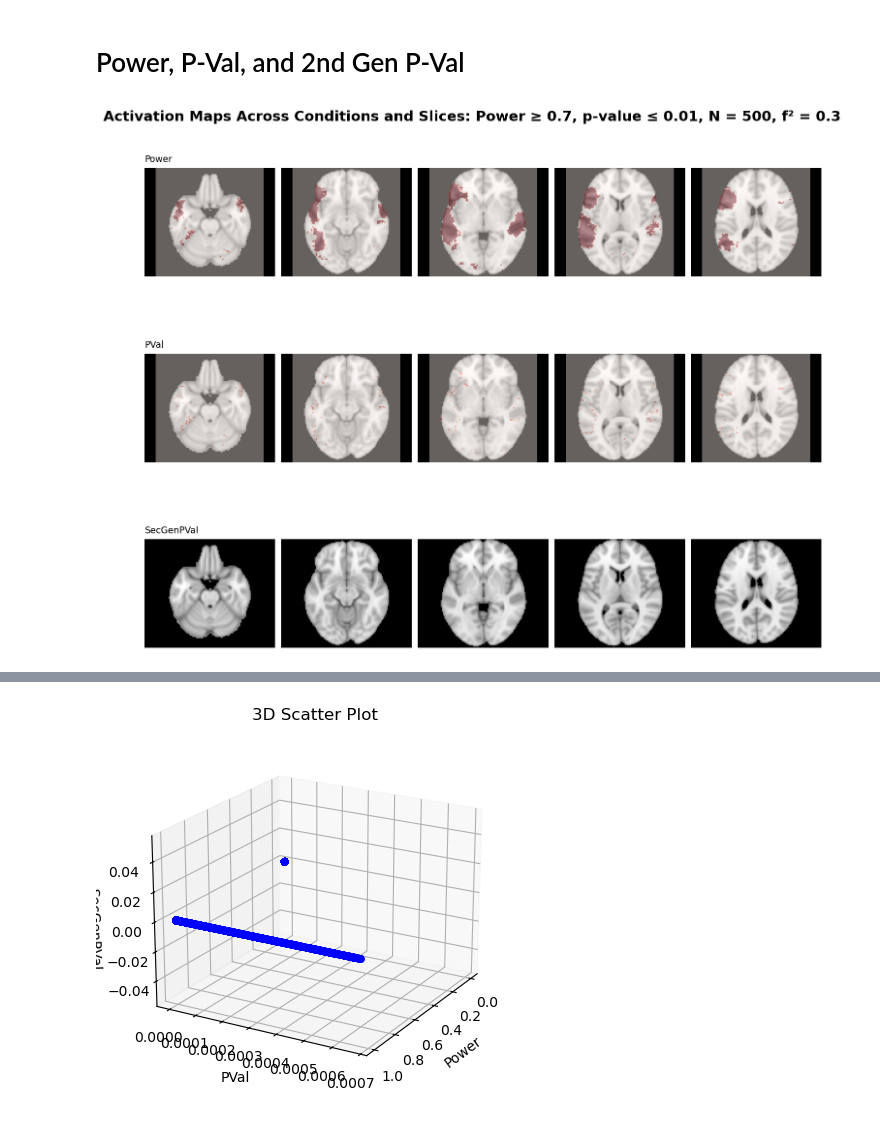
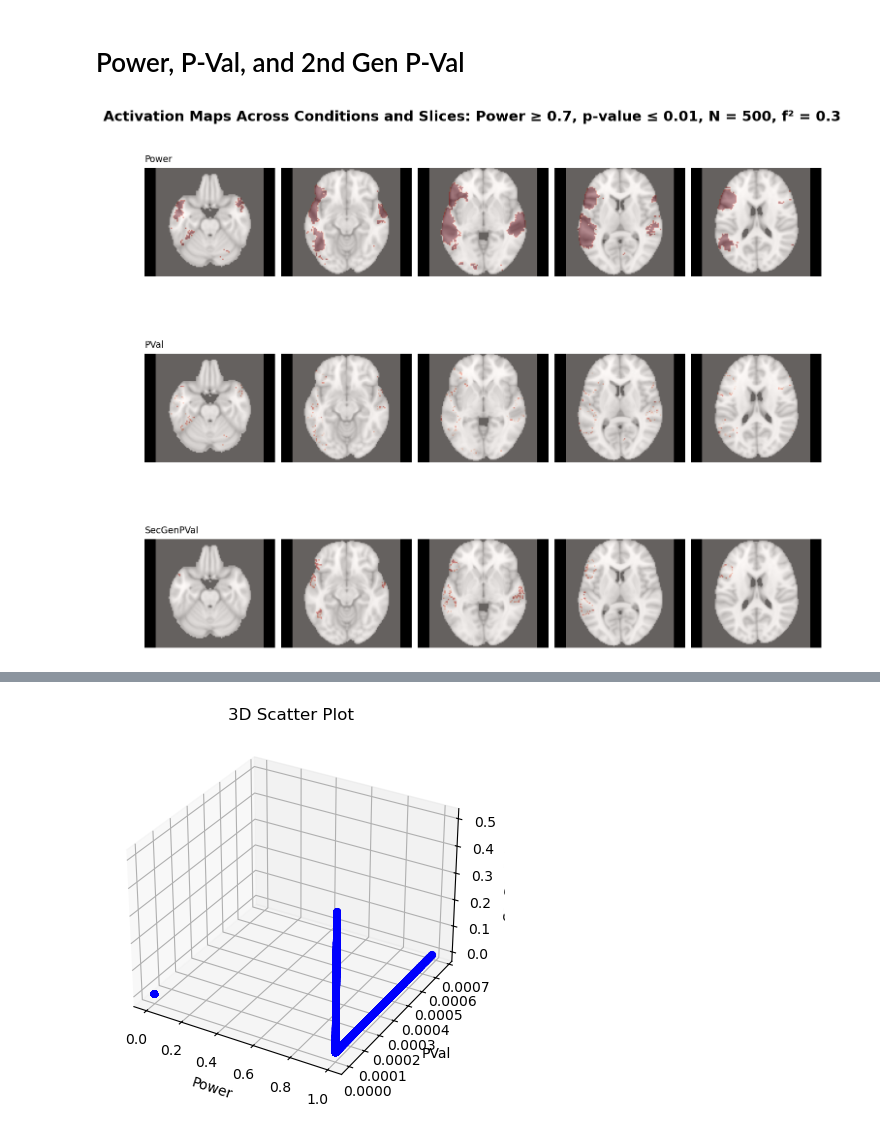
Before and after one commit to eplarocco/brain_science_for_ds, a Jupyter notebook: Power_PVal_2nd_Gen_PVal.ipynb, the cells around one changed output, grey strips where cells are left out. Saved outputs shown, nothing was run; the diff lists cells and outputs as text; code cells hidden in the pictures.

```diff
--- a/Power_PVal_2nd_Gen_PVal.ipynb
+++ b/Power_PVal_2nd_Gen_PVal.ipynb
@@ -35,14 +35,14 @@ def load_nii(filename):
 def plot_3d_scatter(df):
     fig = plt.figure()
     ax = fig.add_subplot(111, projection='3d')
-    ax.scatter(table["Power"], table["PVal"], table["SecGenPVal"], c='blue', marker='o')
+    ax.scatter(df["Power"], df["PVal"], df["SecGenPVal"], c='blue', marker='o')
 
     ax.set_xlabel("Power")
     ax.set_ylabel("PVal")
     ax.set_zlabel("SecGenPVal")
     ax.set_title("3D Scatter Plot")
 
-    ax.view_init(elev=20, azim=30)
+    #ax.view_init(elev=20, azim=30)
     plt.show()
 
 
@@ -168,6 +282,7 @@ alphas = [0.01]
 f2s = [0.3]
 df = 2 #association tests - 2 way ANOVA
 Ns = [500]
+effect_interval = 0.5
 
 
 # Load fMRI images
@@ -200,7 +315,7 @@ for f2 in f2s:
                             stat_power, _ = power_calcs2(df, n, Contrast_Scaled[i, j, k], alpha, Contrast_img[i, j, k]) # only calculate power on non-0 values
                         if Contrast_img[i, j, k] != 0:
                             _ , stat_pval = power_calcs2(df, n, Contrast_img[i, j, k], alpha, Contrast_img[i, j, k])
-                            secgenpval = calculate_second_gen_p_value(Contrast_img[i, j, k], 0, Contrast_Scaled[i, j, k], n, alpha)
+                            secgenpval = calculate_second_gen_p_value(Contrast_img[i, j, k], 0, effect_interval, f2, n, alpha, df, debug=False)
 
                             # Power analysis
                             PowerThreshold = 1 - f2
@@ -309,4 +424,4 @@ for f2 in f2s:
             # Parallel Plot
             #plot_parallel_coordinates(table)
 # %% [output]
-[figure, old version]
+[figure, new version]
@@ -322 +437 @@ max         1.000000       0.000673         0.0
-[figure, old version]
+[figure, new version]
```
Also changed, not shown: parts of 3 cells of this notebook, 1 other file.
